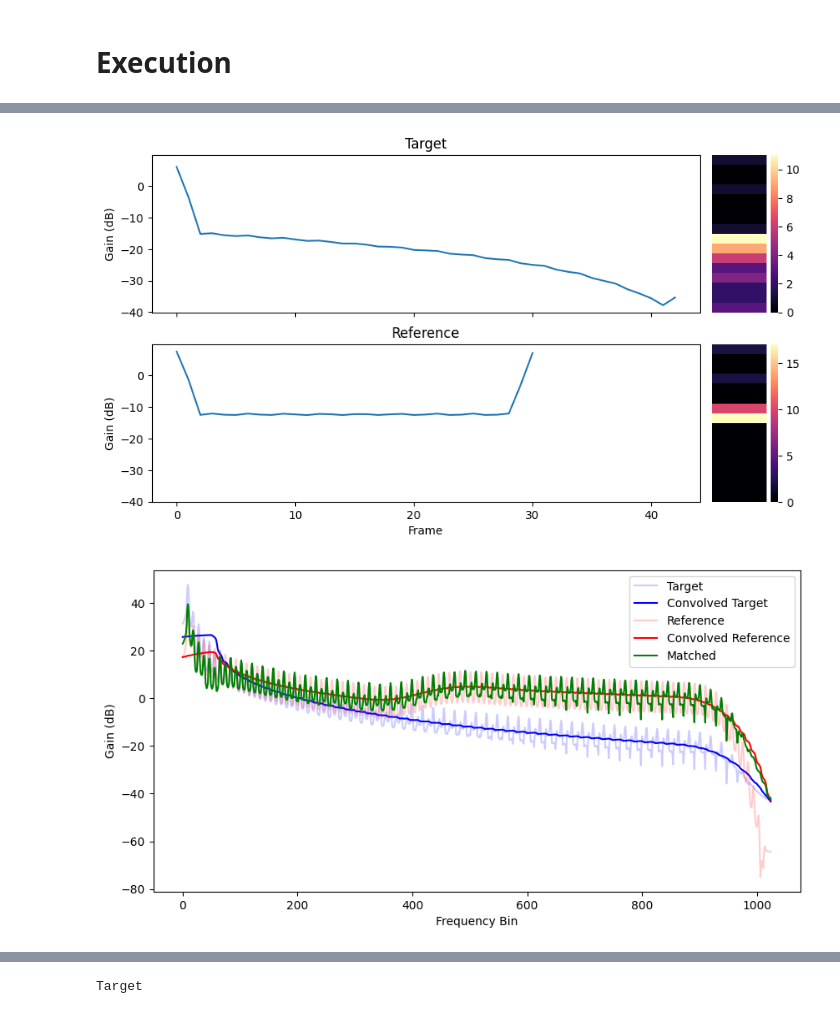
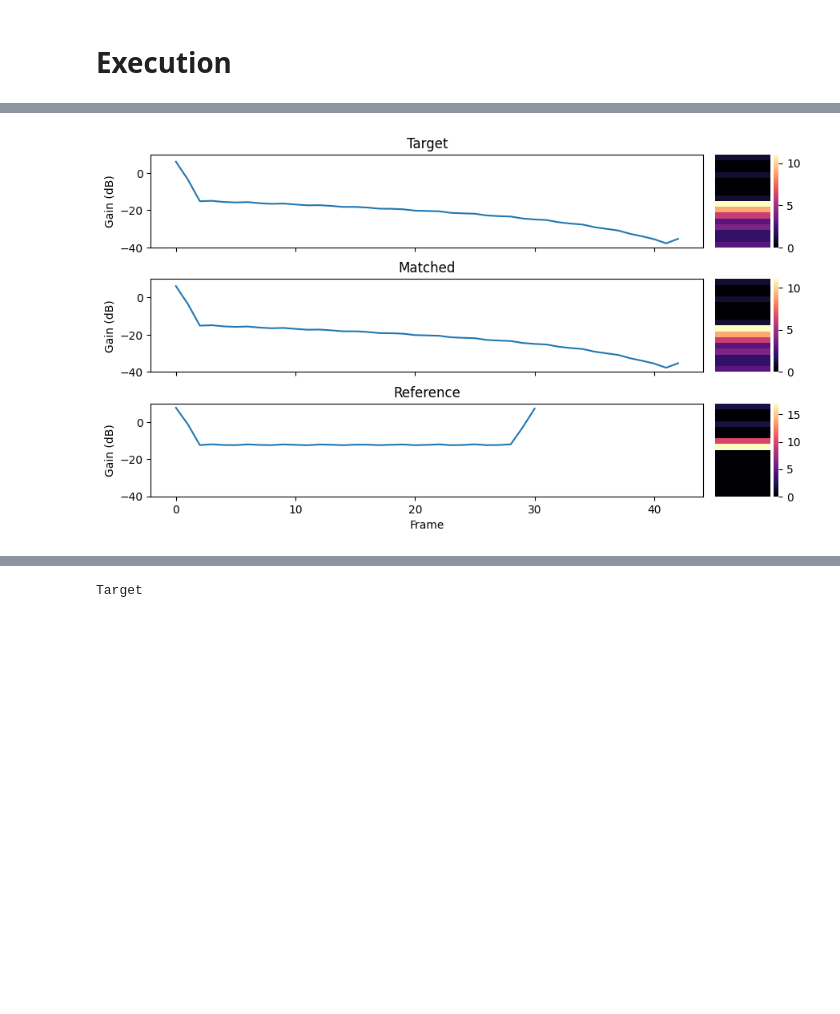
Before and after one commit to Mrozinskikj/MSci-Project, a Jupyter notebook: Matching.ipynb, the cells around one changed output, grey strips where cells are left out. Cells and saved outputs as stored; diff of their text form; code cells hidden in the pictures; blank space fills up the shorter version.

Commit message:
cleaned matching funct

```diff
--- a/Matching.ipynb
+++ b/Matching.ipynb
@@ -171,6 +180,30 @@ def dynamicMatching(tAudio,rAudio,dynamicBins):
     ax[0,0].set(title='Target')
     ax[1,0].set(title='Matched')
     ax[2,0].set(title='Reference')
+# %%
+def getDynamicResponse(tFreqBin, rFreqBin, dynamicBins):
+    # Convert to dB
+    tdB = 20*np.log10(np.abs(tFreqBin))
+    rdB = 20*np.log10(np.abs(rFreqBin))
+
+    # The minimum and maximum gain values across target and reference combined
+    dynamicRange = (min(min(tdB),min(rdB)), max(max(tdB),max(rdB)))
+
+    # Histograms of how commonly certain gain ranges occur, in dB
+    tDynamicResponse = np.histogram(tdB,bins=dynamicBins,range=dynamicRange)[0]
+    rDynamicResponse = np.histogram(rdB,bins=dynamicBins,range=dynamicRange)[0]
+
+    return (tDynamicResponse, rDynamicResponse)
+
+def match(tAudio, rAudio, dynamicBins):
+    return tAudio
+
+def dynamicMatching(tAudio,rAudio,dynamicBins, plotBin):
+    mAudio = match(tAudio, rAudio, dynamicBins)
+
+    plotDynamics(tAudio, mAudio, rAudio, dynamicBins, plotBin)
+
+    return mAudio
 # %% [markdown]
 <h1>Execution</h1>
 # %%
@@ -180,10 +213,13 @@ hopSize=512
 figScale = 1
 # %%
 #tAudio, rAudio = importAudio(target="audio_mono.wav",reference="audo3_mono.wav", output=False)
-tAudio, rAudio = importAudio(target="tone1.wav",reference="tone2loud.wav", output=False)
+tAudio, rAudio = importAudio(target="tone1.wav",reference="tone2loud.wav", output=True)
 
-dynamicMatching(tAudio,rAudio,dynamicBins=16)
-mAudio = EQMatching(tAudio,rAudio,smoothing=100, plot=True)
+mAudio = dynamicMatching(tAudio,rAudio,dynamicBins=16, plotBin=100)
 
-plotSpectrogram(tAudio, mAudio, rAudio)
+#mAudio = EQMatching(tAudio,rAudio,smoothing=1, plot=True)
+
+#dynamicMatching(mAudio,rAudio,dynamicBins=16)
+
+#plotSpectrogram(tAudio, mAudio, rAudio)
 # %% [output]
@@ -190,2 +228 @@ plotSpectrogram(tAudio, mAudio, rAudio)
-[figure, old version]
+[figure, new version]
-[figure, removed]
```
Also changed, not shown: parts of 3 cells of this notebook.
